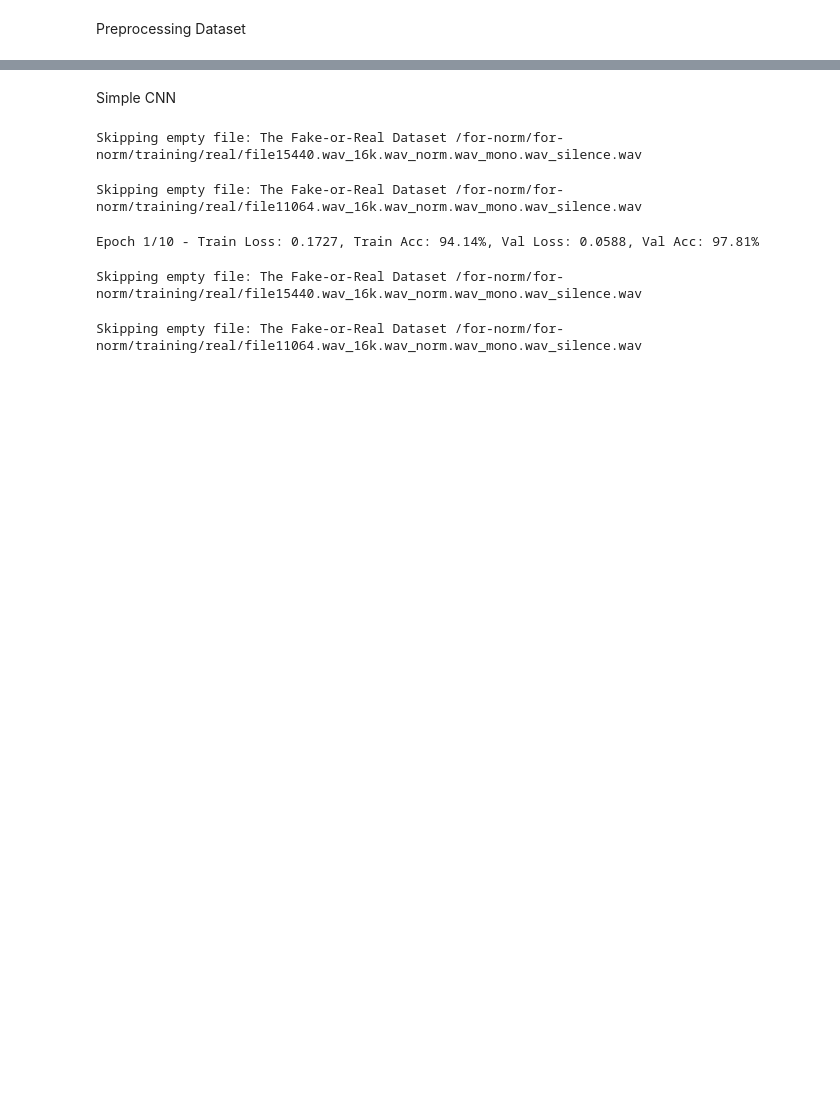
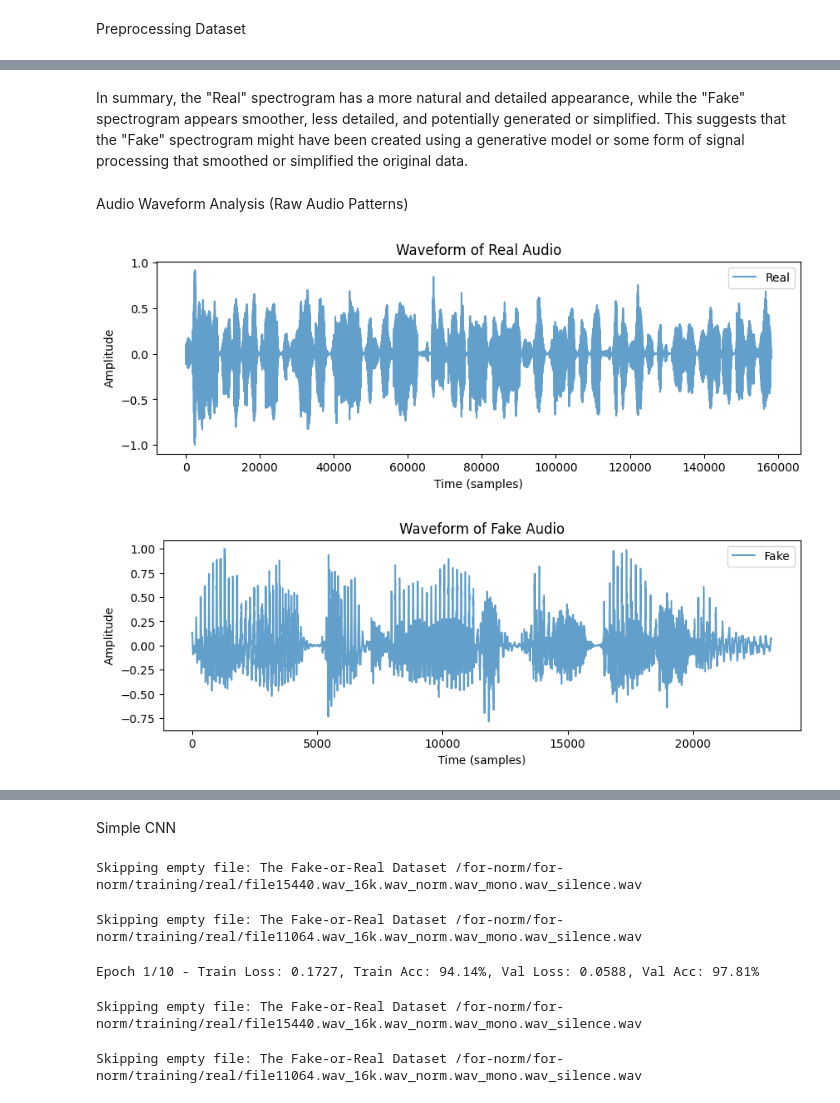
Before and after one commit to KartikeyL/Forensic_Audio_Analysis, a Jupyter notebook: audio_analysis.ipynb, the cells around one changed output, grey strips where cells are left out. Saved outputs shown, nothing was run; the diff lists cells and outputs as text; code cells hidden in the pictures; blank space fills up the shorter version.

```diff
--- a/audio_analysis.ipynb
+++ b/audio_analysis.ipynb
@@ -101,0 +128,21 @@ val_loader = DataLoader(val_dataset, batch_size=32, shuffle=False, collate_fn=co
+# %% [markdown]
+In summary, the "Real" spectrogram has a more natural and detailed appearance, while the "Fake" spectrogram appears smoother, less detailed, and potentially generated or simplified. This suggests that the "Fake" spectrogram might have been created using a generative model or some form of signal processing that smoothed or simplified the original data.
+# %% [markdown]
+Audio Waveform Analysis (Raw Audio Patterns)
+# %%
+def plot_waveform(file_path, label):
+    y, sr = librosa.load(file_path, sr=SAMPLE_RATE)
+
+    plt.figure(figsize=(10, 3))
+    plt.plot(y, alpha=0.7, label=label)
+    plt.xlabel("Time (samples)")
+    plt.ylabel("Amplitude")
+    plt.title(f"Waveform of {label} Audio")
+    plt.legend()
+    plt.show()
+
+plot_waveform(real_sample, "Real")
+plot_waveform(fake_sample, "Fake")
+# %% [output]
+[figure, added]
+[figure, added]
```
Also changed, not shown: parts of 8 cells of this notebook.
